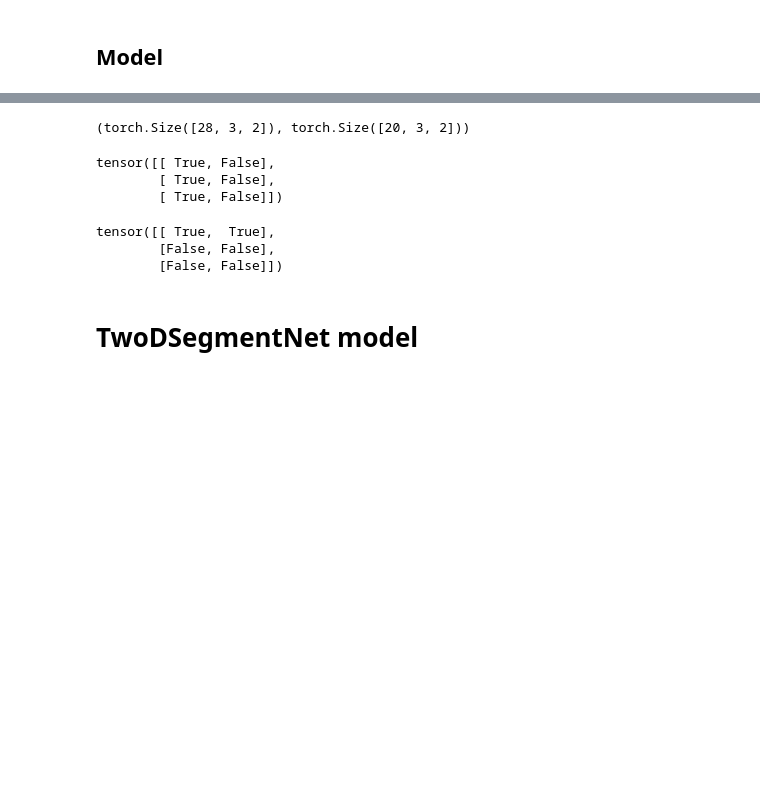
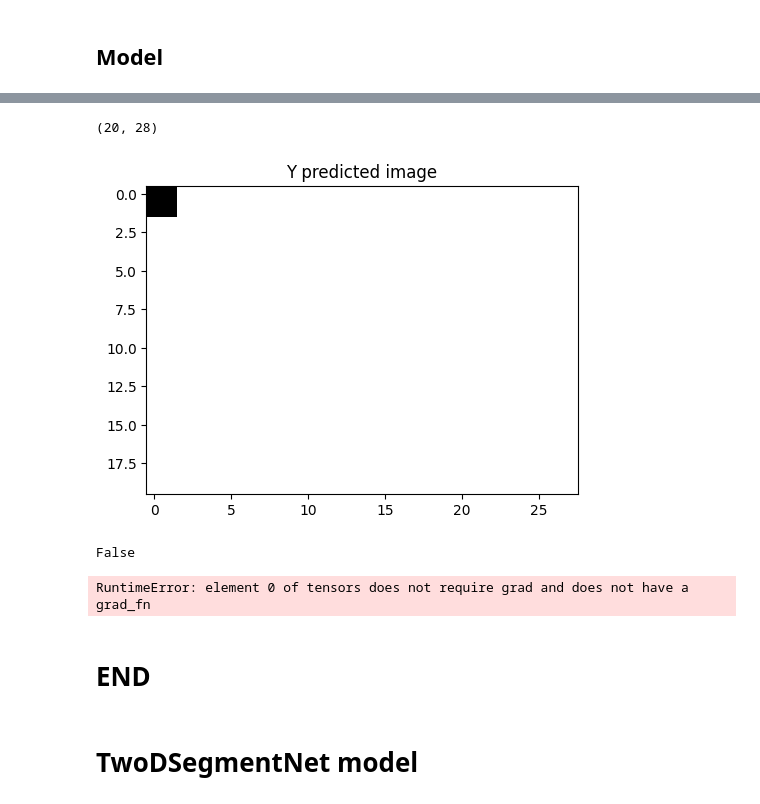
Before and after one commit to sjamthe/customNNexperiments, a Jupyter notebook: 2DSegmentNet-v2.ipynb, the cells around one changed output, grey strips where cells are left out. Saved outputs shown, nothing was run; the diff lists cells and outputs as text; code cells hidden in the pictures; blank space fills up the shorter version.

Commit message:
produces image, loss lacks gradient

```diff
--- a/2DSegmentNet-v2.ipynb
+++ b/2DSegmentNet-v2.ipynb
@@ -606,5 +639,5 @@ class ImageSegmentNet(nn.Module):
 # %%
-test_image = image.squeeze().numpy()[0:20,:]
+test_image = torch.tensor(image.squeeze().numpy()[0:20,:])
 print(test_image.shape)
 plt.imshow(test_image, cmap='gray')
 plt.title(f"Label: test_image")
@@ -754,16 +648,25 @@ mtest._calc_ymask()
-# %%
-mtest.xmask.shape, mtest.ymask.shape
-# %% [output]
-(torch.Size([28, 3, 2]), torch.Size([20, 3, 2]))
-# %%
-mtest.xmask[0]
-# %% [output]
-tensor([[ True, False],
-        [ True, False],
-        [ True, False]])
-# %%
-mtest.ymask[0]
-# %% [output]
-tensor([[ True,  True],
-        [False, False],
-        [False, False]])
+# %%
+test_image.shape
+# %% [output]
+(20, 28)
+# %%
+# NEW TEST
+criterion = nn.MSELoss(reduction='sum')
+
+lr=.0001
+optimizer = torch.optim.AdamW(model.parameters(), lr=lr, betas=(0.9, 0.999), eps=1e-8)
+
+model = ImageSegmentNet(14,10)
+model.set_image_size(test_image.shape[0], test_image.shape[1])
+# %%
+img_out = model.forward()
+plt.imshow(img_out, cmap='gray')
+plt.title(f"Y predicted image")
+plt.show()
+# %% [output]
+[figure, added]
+# %%
+model.x_in.requires_grad
+#model.xmask.requires_grad
+# %% [output]
+False
@@ -770,3 +675,11 @@ tensor([[ True,  True],
+# %%
+model.zero_grad(set_to_none=True)
+loss.backward()
+optimizer.step()
+# %% [output]
+RuntimeError: element 0 of tensors does not require grad and does not have a grad_fn
+# %% [markdown]
+# END ###
 # %% [markdown]
 # TwoDSegmentNet model
 # %%
```
Also changed, not shown: parts of 12 cells of this notebook.
